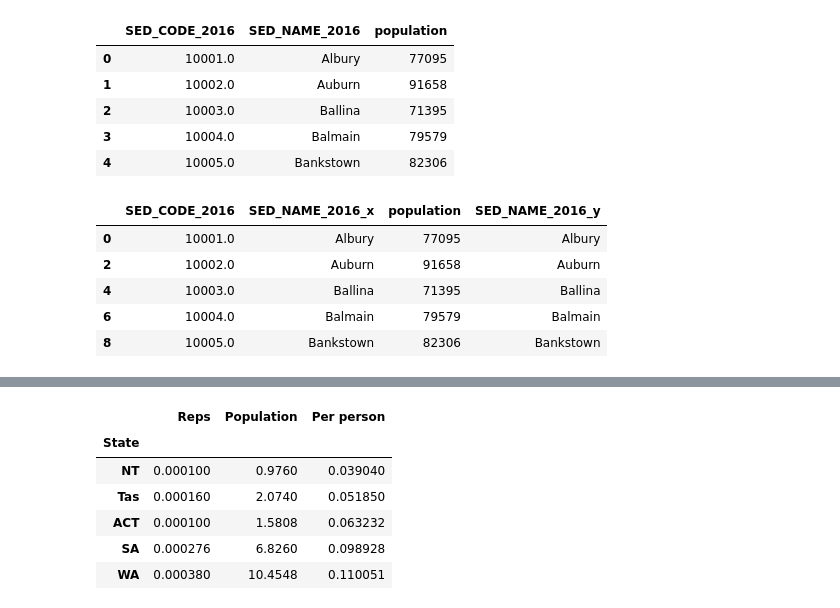
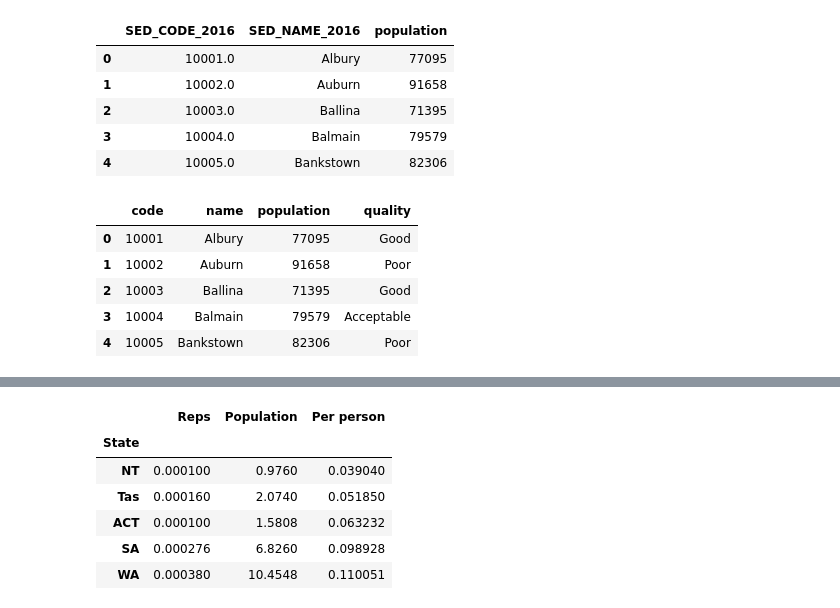
Before and after one commit to jacksongs/overgovd, a Jupyter notebook: state/State - 2011 to 2016 conversion.ipynb, the cells around one changed output, grey strips where cells are left out. Drawn from its saved outputs; the diff is of its cells as text; code cells hidden in the pictures.

```diff
--- a/state/State - 2011 to 2016 conversion.ipynb
+++ b/state/State - 2011 to 2016 conversion.ipynb
@@ -29,3 +29,6 @@ df.head()
 | 4 | 10003 | Ballina | 68893 | NSW |
 | 5 | 10004 | Balmain | 80387 | NSW |
 | 6 | 10005 | Bankstown | 84832 | NSW |
+# %%
+quality = pd.read_excel('CG_SED_2011_SED_2016.xls',sheetname='Table 2',header=5).dropna()
+quality.head()
@@ -59,17 +69,23 @@ pop.head()
 # %%
 # this gives us a base - that is, a base population conversion from the correspondence file.
 
 
 elect = cor[['SED_CODE_2016','SED_NAME_2016']]
 base = pd.merge(pop,elect,right_on='SED_CODE_2016',left_on='SED_CODE_2016').drop_duplicates()
+base = base[['SED_CODE_2016','SED_NAME_2016_x','population']]
+base.columns = ['code','name','population']
+base['code'] = base['code'].astype(int)
+base = pd.merge(base,quality,left_on='code',right_on='SED_CODE_2016')
+base = base[['code','name','population','QI_INDICATOR']]
+base.columns = ['code','name','population','quality']
 base.head()
 # %% [output]
-|  | SED_CODE_2016 | SED_NAME_2016_x | population | SED_NAME_2016_y |
-| 0 | 10001.0 | Albury | 77095 | Albury |
-| 2 | 10002.0 | Auburn | 91658 | Auburn |
-| 4 | 10003.0 | Ballina | 71395 | Ballina |
-| 6 | 10004.0 | Balmain | 79579 | Balmain |
-| 8 | 10005.0 | Bankstown | 82306 | Bankstown |
+|  | code | name | population | quality |
+| 0 | 10001 | Albury | 77095 | Good |
+| 1 | 10002 | Auburn | 91658 | Poor |
+| 2 | 10003 | Ballina | 71395 | Good |
+| 3 | 10004 | Balmain | 79579 | Acceptable |
+| 4 | 10005 | Bankstown | 82306 | Poor |
 # %%
 # now we need to go through the state legislatures one by one
 
```
Also changed, not shown: parts of 7 cells of this notebook, 3 other files.
